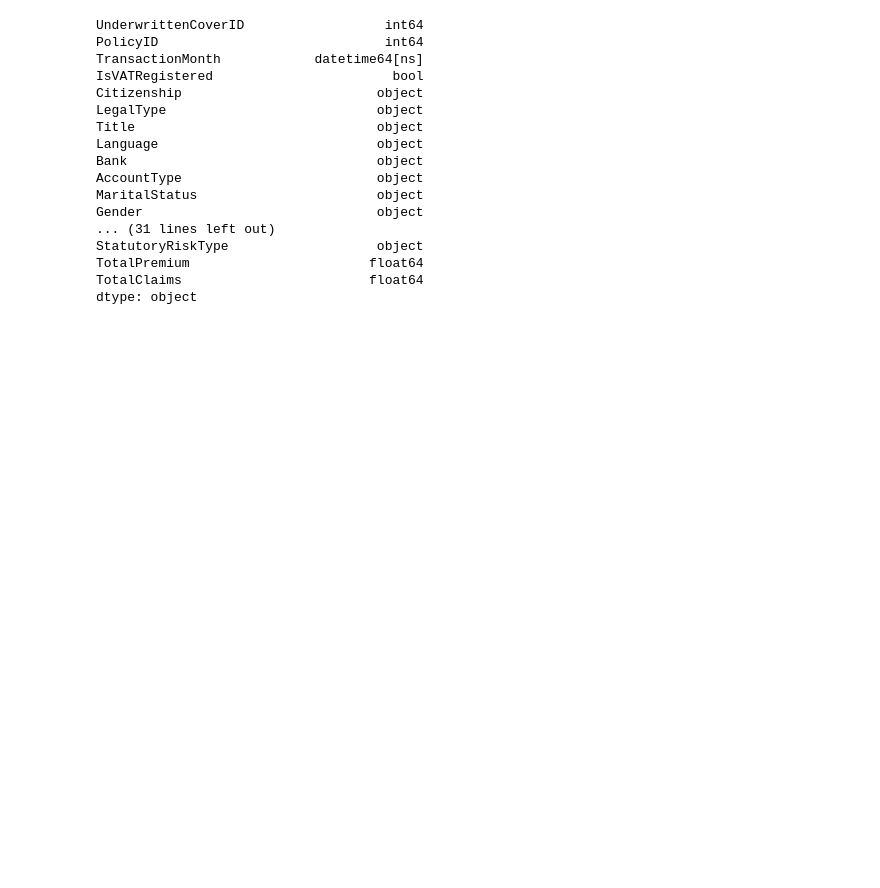
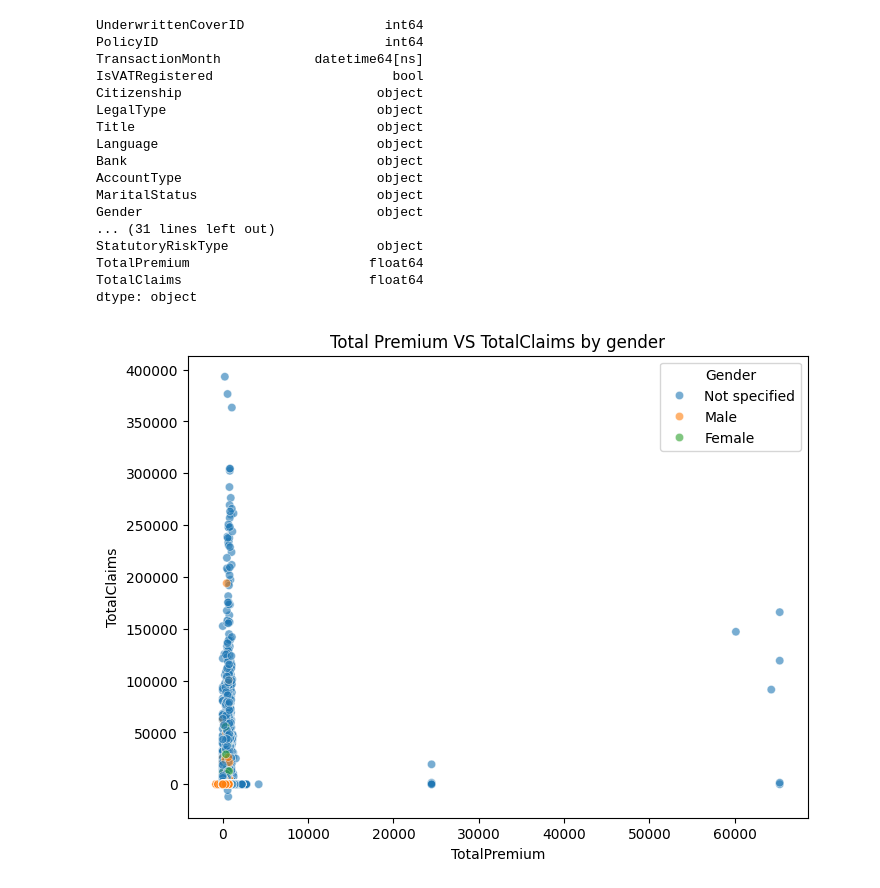
Before and after one commit to EstifanosTeklay/ACISInsuranceAnalytics, a Jupyter notebook: notebooks/ACISEda.ipynb, the cells around one changed output. Cells and saved outputs as stored; diff of their text form; code cells hidden in the pictures; blank space fills up the shorter version.

Commit message:
scatterplot and grouped analysis

```diff
--- a/notebooks/ACISEda.ipynb
+++ b/notebooks/ACISEda.ipynb
@@ -246,3 +246,11 @@ StatutoryRiskType                   object
 TotalPremium                       float64
 TotalClaims                        float64
 dtype: object
+# %%
+# Scatter plot between TotalPremium and TotalClaims
+plt.figure(figsize=(8,6))
+sns.scatterplot(data=text_data,x='TotalPremium',y='TotalClaims', hue='Gender',alpha=0.6)
+plt.title("Total Premium VS TotalClaims by gender")
+plt.show()
+# %% [output]
+[figure, added]
```
Also changed, not shown: parts of 1 cell of this notebook.
